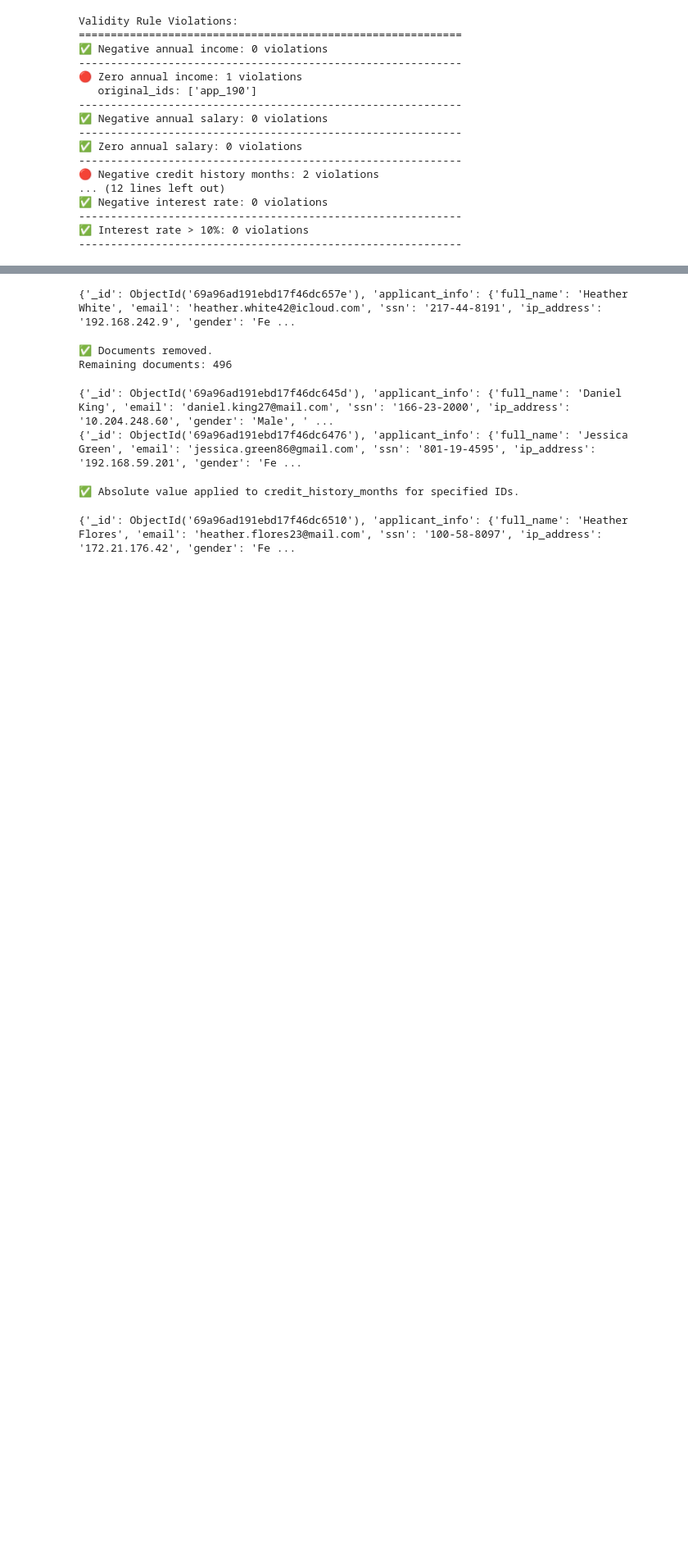
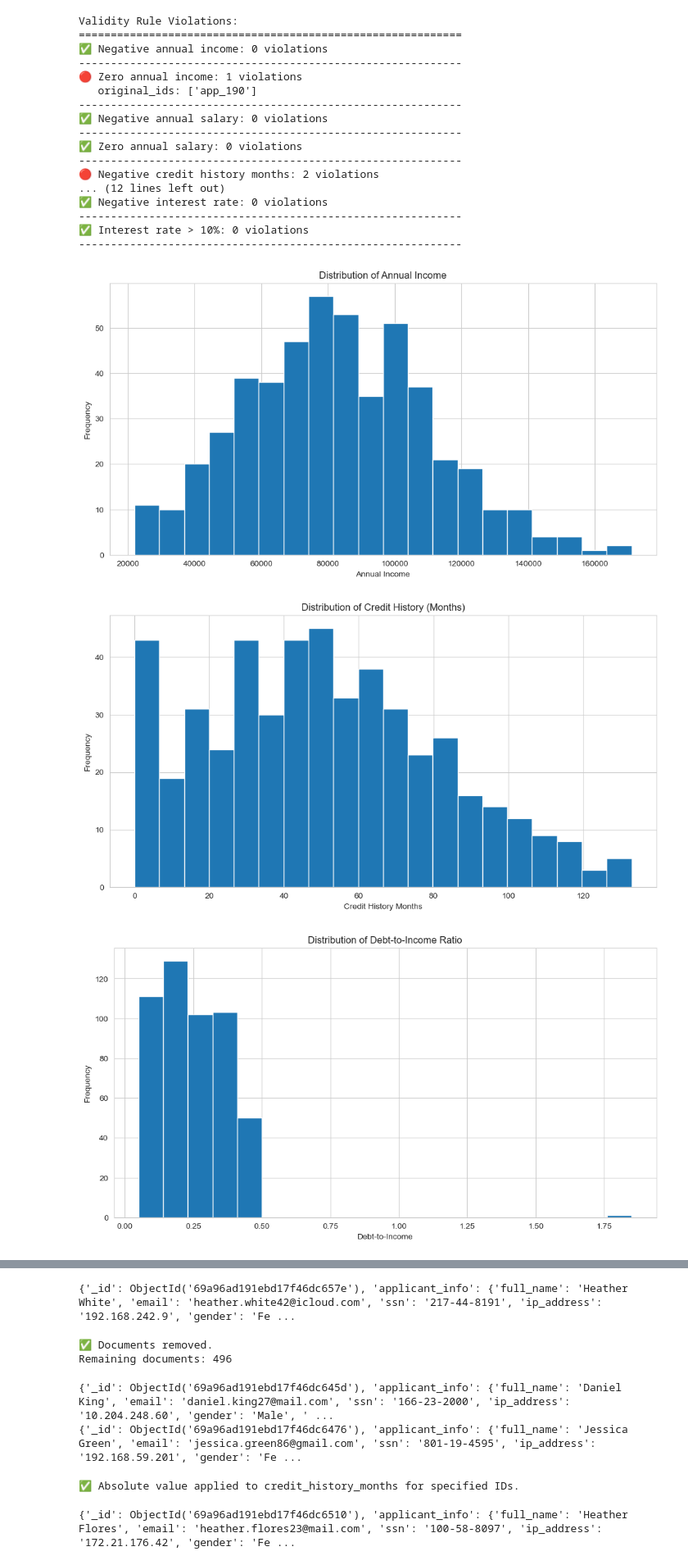
Before and after one commit to mariehenke73606/DEGO-2606---TXC_12, a Jupyter notebook: notebooks/01 - data - quality.ipynb, the cells around one changed output, grey strips where cells are left out. Shown at 82% size. Cells and saved outputs as stored; diff of their text form; code cells hidden in the pictures; blank space fills up the shorter version.

Commit message:
Added further comments and visualisations

```diff
--- a/notebooks/01 - data - quality.ipynb
+++ b/notebooks/01 - data - quality.ipynb
@@ -1452,4 +1409,0 @@ Found 5 documents with missing gender:
-# %%
-doc = credit_applications.find_one({"original_id": "app_165"})
-
-print(doc)
@@ -1548,3 +1500,66 @@ Validity Rule Violations:
 ------------------------------------------------------------
 ✅ Interest rate > 10%: 0 violations
 ------------------------------------------------------------
+# %%
+import matplotlib.pyplot as plt
+
+# Extract values
+annual_income = [
+    doc.get("financials", {}).get("annual_income")
+    for doc in cleaned_documents
+    if doc.get("financials", {}).get("annual_income") is not None
+]
+
+credit_history = [
+    doc.get("financials", {}).get("credit_history_months")
+    for doc in cleaned_documents
+    if doc.get("financials", {}).get("credit_history_months") is not None
+]
+
+debt_to_income = [
+    doc.get("financials", {}).get("debt_to_income")
+    for doc in cleaned_documents
+    if doc.get("financials", {}).get("debt_to_income") is not None
+]
+
+savings_balance = [
+    doc.get("financials", {}).get("savings_balance")
+    for doc in cleaned_documents
+    if doc.get("financials", {}).get("savings_balance") is not None
+]
+
+# Histogram: Annual Income
+plt.figure()
+plt.hist(annual_income, bins=20)
+plt.title("Distribution of Annual Income")
+plt.xlabel("Annual Income")
+plt.ylabel("Frequency")
+plt.show()
+
+# Histogram: Credit History Months
+plt.figure()
+plt.hist(credit_history, bins=20)
+plt.title("Distribution of Credit History (Months)")
+plt.xlabel("Credit History Months")
+plt.ylabel("Frequency")
+plt.show()
+
+# Histogram: Debt-to-Income
+plt.figure()
+plt.hist(debt_to_income, bins=20)
+plt.title("Distribution of Debt-to-Income Ratio")
+plt.xlabel("Debt-to-Income")
+plt.ylabel("Frequency")
+plt.show()
+
+# Histogram: Savings Balance
+plt.figure()
+plt.hist(savings_balance, bins=20)
+plt.title("Distribution of Savings Balance")
+plt.xlabel("Savings Balance")
+plt.ylabel("Frequency")
+plt.show()
+# %% [output]
+[figure, added]
+[figure, added]
+[figure, added]
```
Also changed, not shown: parts of 11 cells of this notebook.
